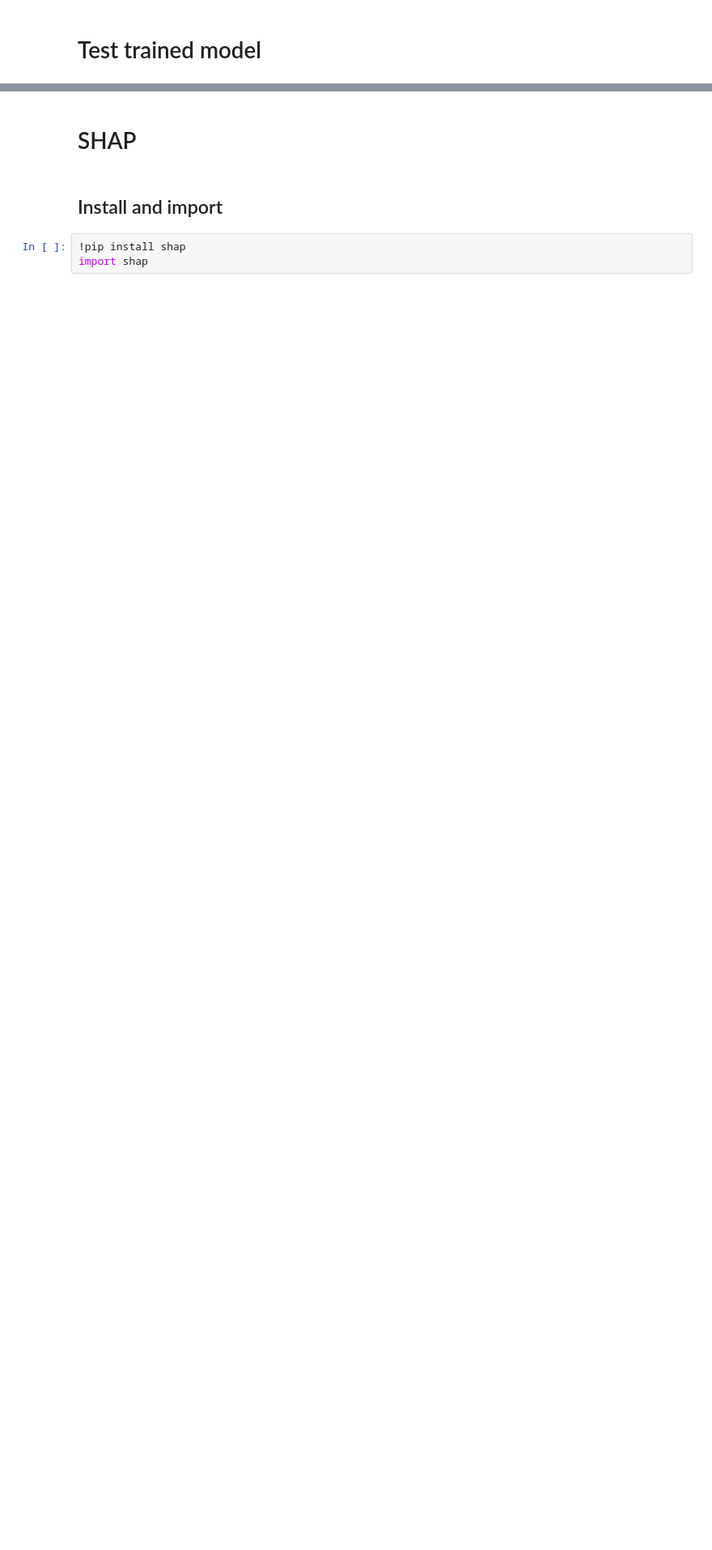
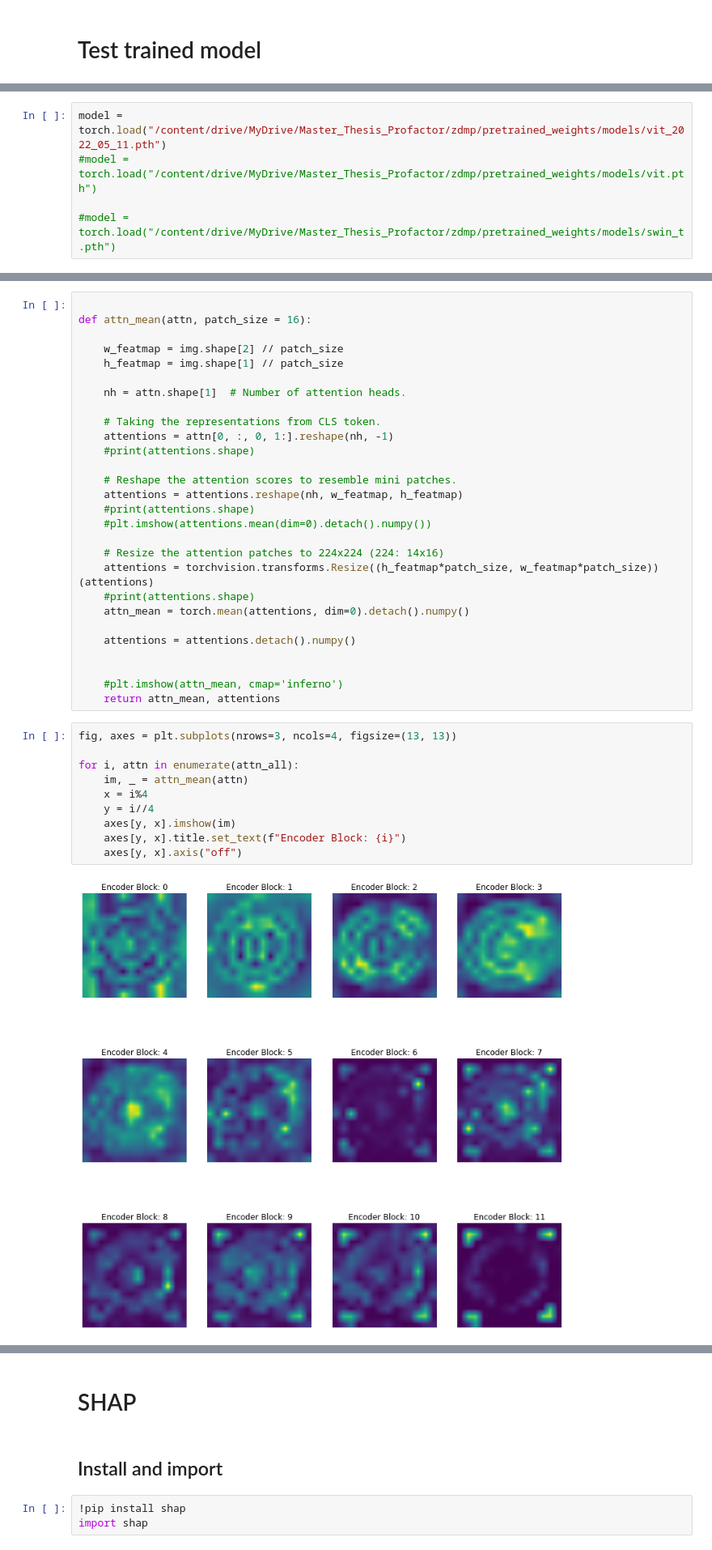
Before and after one commit to VasquezMatias/Master_Thesis_Profactor, a Jupyter notebook: notebooks/train_models_example.ipynb, the cells around one changed output, grey strips where cells are left out. Shown at 81% size. Cells and saved outputs as stored; diff of their text form; blank space fills up the shorter version.

```diff
--- a/notebooks/train_models_example.ipynb
+++ b/notebooks/train_models_example.ipynb
@@ -238,0 +294,5 @@ Wrong: 6/715
+# %%
+model = torch.load("/content/drive/MyDrive/Master_Thesis_Profactor/zdmp/pretrained_weights/models/vit_2022_05_11.pth")
+#model = torch.load("/content/drive/MyDrive/Master_Thesis_Profactor/zdmp/pretrained_weights/models/vit.pth")
+
+#model = torch.load("/content/drive/MyDrive/Master_Thesis_Profactor/zdmp/pretrained_weights/models/swin_t.pth")
@@ -238,0 +366,40 @@ Wrong: 6/715
+# %%
+
+def attn_mean(attn, patch_size = 16):
+
+    w_featmap = img.shape[2] // patch_size
+    h_featmap = img.shape[1] // patch_size
+
+    nh = attn.shape[1]  # Number of attention heads.
+
+    # Taking the representations from CLS token.
+    attentions = attn[0, :, 0, 1:].reshape(nh, -1)
+    #print(attentions.shape)
+
+    # Reshape the attention scores to resemble mini patches.
+    attentions = attentions.reshape(nh, w_featmap, h_featmap)
+    #print(attentions.shape)
+    #plt.imshow(attentions.mean(dim=0).detach().numpy())
+
+    # Resize the attention patches to 224x224 (224: 14x16)
+    attentions = torchvision.transforms.Resize((h_featmap*patch_size, w_featmap*patch_size))(attentions)
+    #print(attentions.shape)
+    attn_mean = torch.mean(attentions, dim=0).detach().numpy()
+
+    attentions = attentions.detach().numpy()
+
+
+    #plt.imshow(attn_mean, cmap='inferno')
+    return attn_mean, attentions
+# %%
+fig, axes = plt.subplots(nrows=3, ncols=4, figsize=(13, 13))
+
+for i, attn in enumerate(attn_all):
+    im, _ = attn_mean(attn)
+    x = i%4
+    y = i//4
+    axes[y, x].imshow(im)
+    axes[y, x].title.set_text(f"Encoder Block: {i}")
+    axes[y, x].axis("off")
+# %% [output]
+[figure, added]
```
Also changed, not shown: parts of 46 cells of this notebook, 10 other files.
